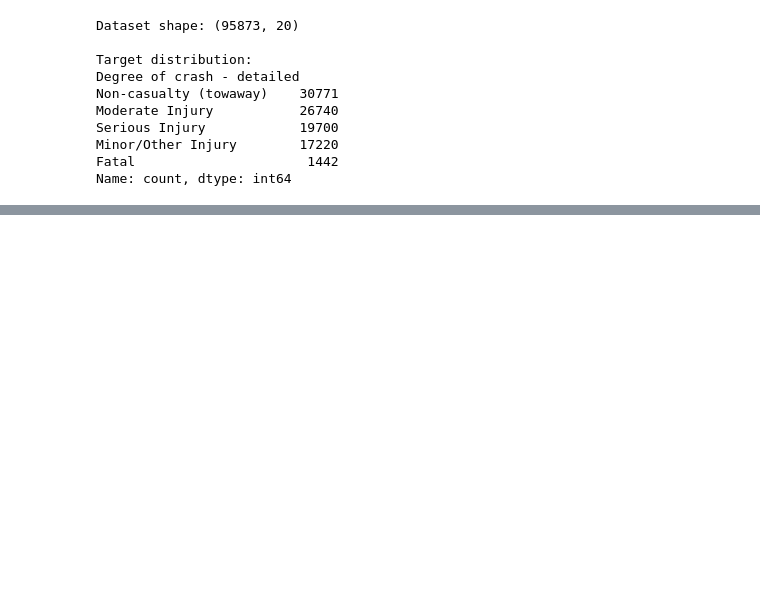
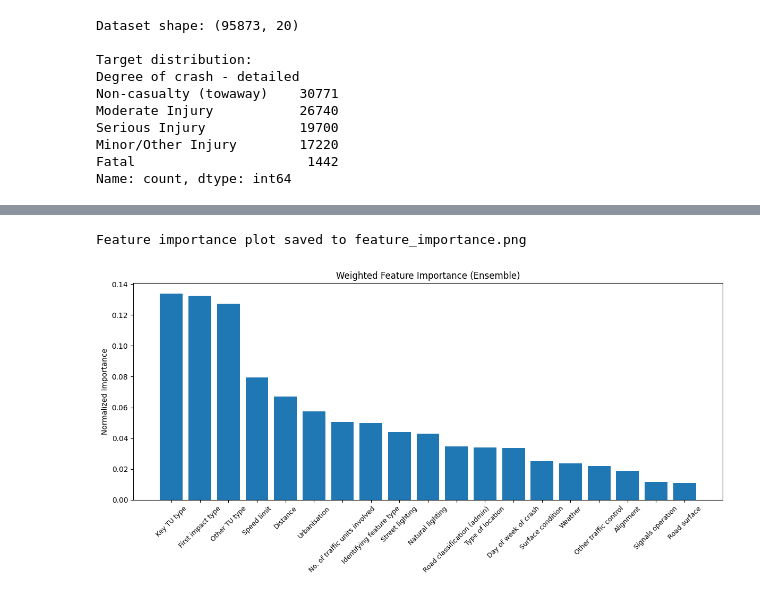
Before and after one commit to nchan315/cpsc440proj, a Jupyter notebook: proj.ipynb, the cells around one changed output, grey strips where cells are left out. Drawn from its saved outputs; the diff is of its cells as text; code cells hidden in the pictures; blank space fills up the shorter version.

```diff
--- a/proj.ipynb
+++ b/proj.ipynb
@@ -31,6 +39,6 @@ from catboost import CatBoostClassifier
 # %%
 # load data
-DATA_PATH = "nsw_road_crash_data_2018-2022_crash.csv"
+DATA_PATH = "data/nsw_road_crash_data_2018-2022_crash.csv"
 
 df = pd.read_csv(DATA_PATH, encoding="latin1")
 # %%
@@ -75,0 +141,6 @@ Name: count, dtype: int64
+# %%
+# test/train split
+X_train, X_test, y_train, y_test = train_test_split(
+    X, y, test_size=0.30, random_state=440, stratify=y
+)
+print(f"\nTrain size: {X_train.shape[0]}, Test size: {X_test.shape[0]}")
@@ -75,0 +149,6 @@ Name: count, dtype: int64
+# %%
+# apply SMOTE on train data
+smote = SMOTE(random_state=440)
+X_train_bal, y_train_bal = smote.fit_resample(X_train, y_train)
+print(f"Balanced train size: {X_train_bal.shape[0]}")
+print(f"Balanced class distribution:\n{pd.Series(y_train_bal).value_counts()}")
@@ -75,0 +206,16 @@ Name: count, dtype: int64
+# %%
+# soft voting ensemble
+ensemble = VotingClassifier(
+    estimators=[
+        ("rf", rf),
+        ("xgb", xgb),
+        ("ada", ada),
+        ("lgbm", lgbm),
+        ("cat", cat),
+    ],
+    voting="soft",
+)
+
+print("\nTraining ensemble model")
+ensemble.fit(X_train_bal, y_train_bal)
+print("Training complete.")
@@ -75,0 +283,13 @@ Name: count, dtype: int64
+# %%
+# plot feature importance
+fig, ax = plt.subplots(figsize=(12, 6))
+ax.bar(importance_df["Feature"], importance_df["Importance"])
+ax.set_ylabel("Normalized Importance")
+ax.set_title("Weighted Feature Importance (Ensemble)")
+ax.tick_params(axis="x", rotation=45, labelsize=9)
+plt.tight_layout()
+plt.savefig("figs/feature_importance.png", dpi=150)
+print("\nFeature importance plot saved to feature_importance.png")
+# %% [output]
+Feature importance plot saved to feature_importance.png
+[figure, added]
```
Also changed, not shown: parts of 12 cells of this notebook.
